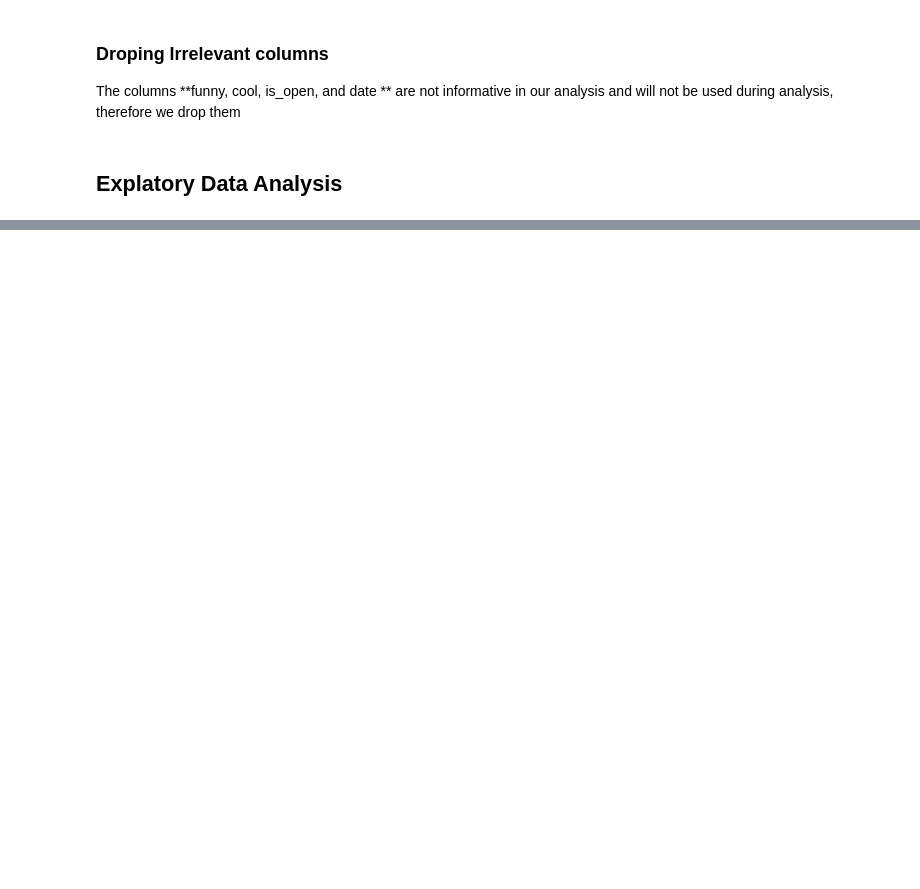
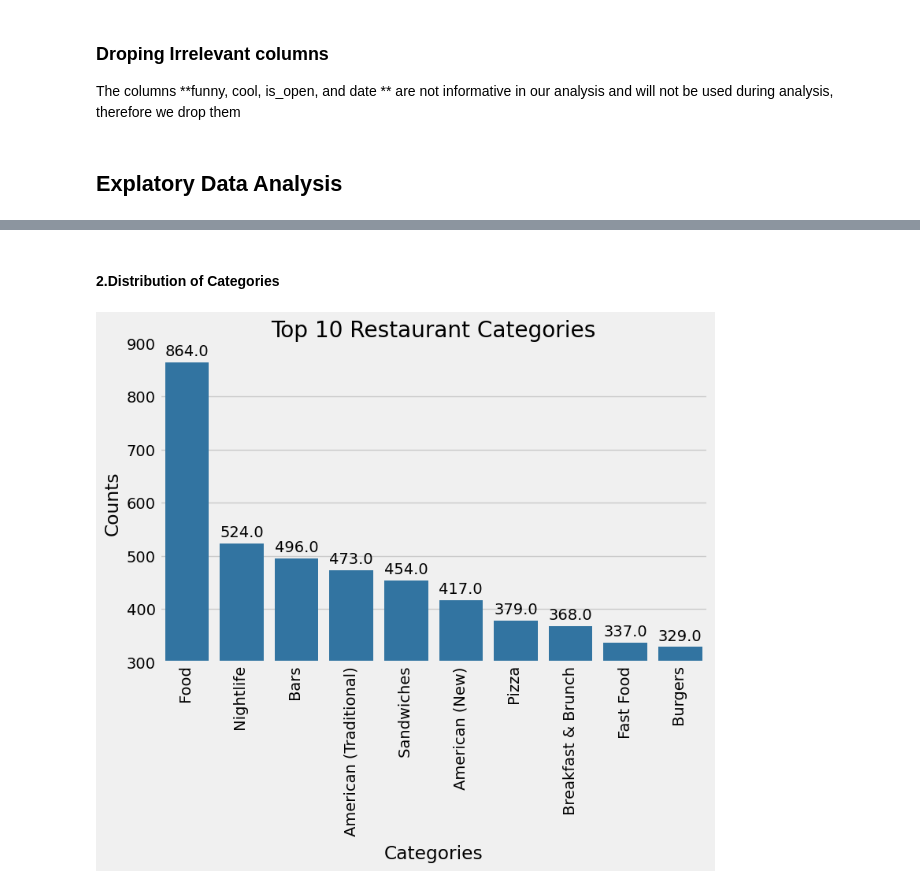
Before and after one commit to sha-ddie/Restaurant-Recommender-System, a Jupyter notebook: student.ipynb, the cells around one changed output, grey strips where cells are left out. Cells and saved outputs as stored; diff of their text form; code cells hidden in the pictures; blank space fills up the shorter version.

```diff
--- a/student.ipynb
+++ b/student.ipynb
@@ -341,0 +380,23 @@ data.drop(columns=cols, axis=1, inplace=True)
+# %% [markdown]
+#### 2.Distribution of Categories
+# %%
+import collections
+# list of all categories
+categories=[ cat for category in data.drop_duplicates('business_id').categories for cat in category.split(',')]
+# list of unique categories only
+categories=collections.Counter(categories)
+#picking the top 20 categories
+common=categories.most_common(12)
+# ploting
+fig, ax=plt.subplots(figsize=(8,5))
+x=[ i[0] for i in common[2:]]
+y=[i[1] for i in common[2:]]
+sns.barplot(x=x, y=y, color='tab:blue', ax=ax)
+ax.set_xlabel("Categories")
+ax.tick_params(axis='x', labelrotation=90)
+ax.set_ylabel("Counts")
+ax.set_ylim([300,900])
+ax.set_title("Top 10 Restaurant Categories");
+ax.bar_label( ax.containers[0], padding=3, fmt='{:,}');
+# %% [output]
+[figure, added]
```
Also changed, not shown: parts of 16 cells of this notebook.
